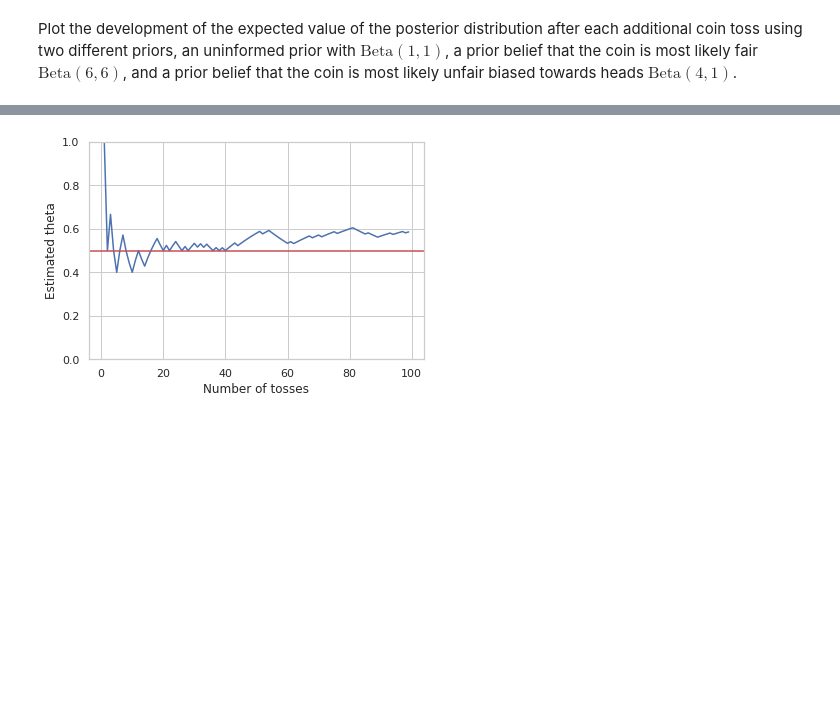
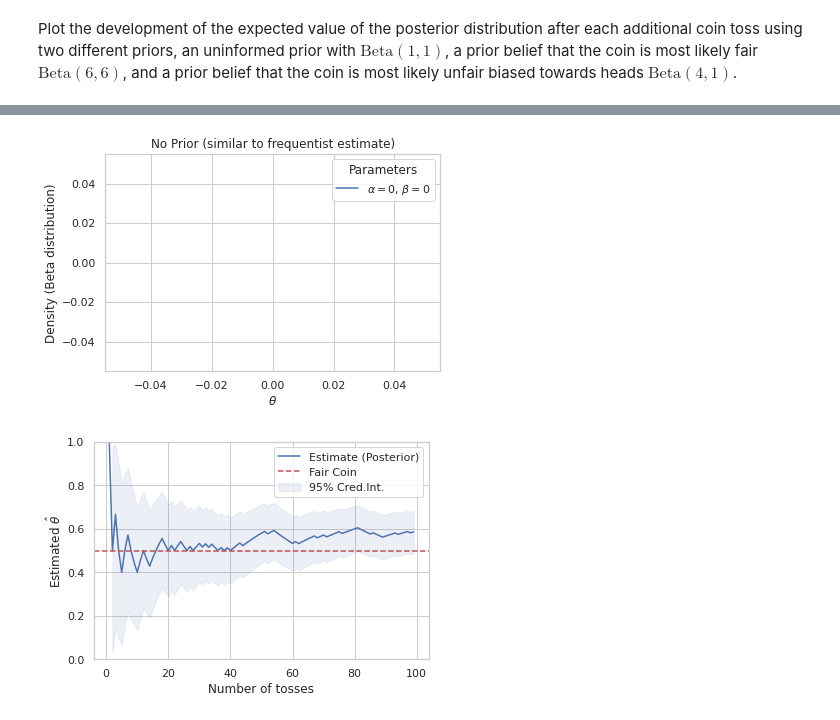
Before and after one commit to mhahsler/CS7320-AI, a Jupyter notebook: Uncertainty/Frequentist_vs_Bayesian.ipynb, the cells around one changed output, grey strips where cells are left out. Saved outputs shown, nothing was run; the diff lists cells and outputs as text; code cells hidden in the pictures; blank space fills up the shorter version.

```diff
--- a/Uncertainty/Frequentist_vs_Bayesian.ipynb
+++ b/Uncertainty/Frequentist_vs_Bayesian.ipynb
@@ -219,0 +255,3 @@ Plot the posterior
+# %%
+CredI = st.beta.interval(.95, alpha_posterior, beta_posterior)
+CredI
@@ -305,19 +318,5 @@ plt.show()
 # %%
-# Same results as frequentists
-alpha_prior = 0
-beta_prior = 0
-
-ns = np.arange(1, n)
-alphas = [np.sum(tosses[:i]) for i in ns]
-betas = [np.subtract(i, np.sum(tosses[:i])) for i in ns]
-alphas = np.add(alphas, alpha_prior)
-betas = np.add(betas, + beta_prior)
-expectations = alphas / (alphas + betas)
-plt.plot(ns, expectations)
-plt.xlabel("Number of tosses")
-plt.ylabel("Estimated theta")
-plt.ylim([0, 1])
-plt.axhline(y=0.5, color='r', linestyle='-')
-plt.show()
+show_estimates(tosses, title = "No Prior (similar to frequentist estimate)", alpha_prior = 0, beta_prior = 0)
 # %% [output]
-[figure, old version]
+[figure, new version]
+[figure, added]
```
Also changed, not shown: parts of 16 cells of this notebook.
